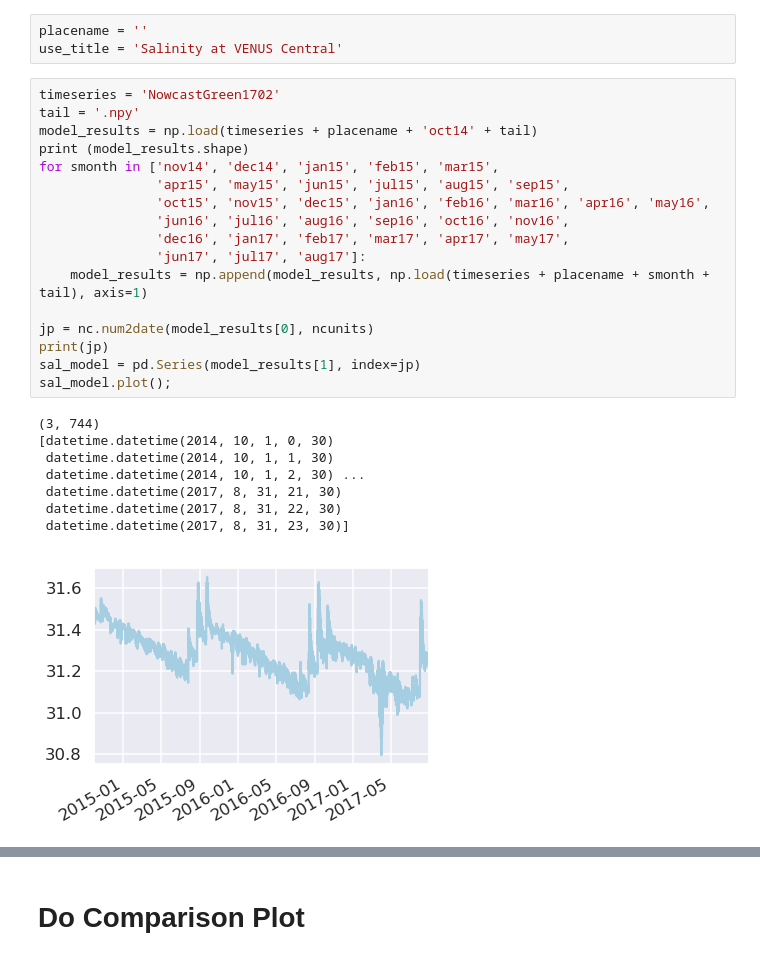
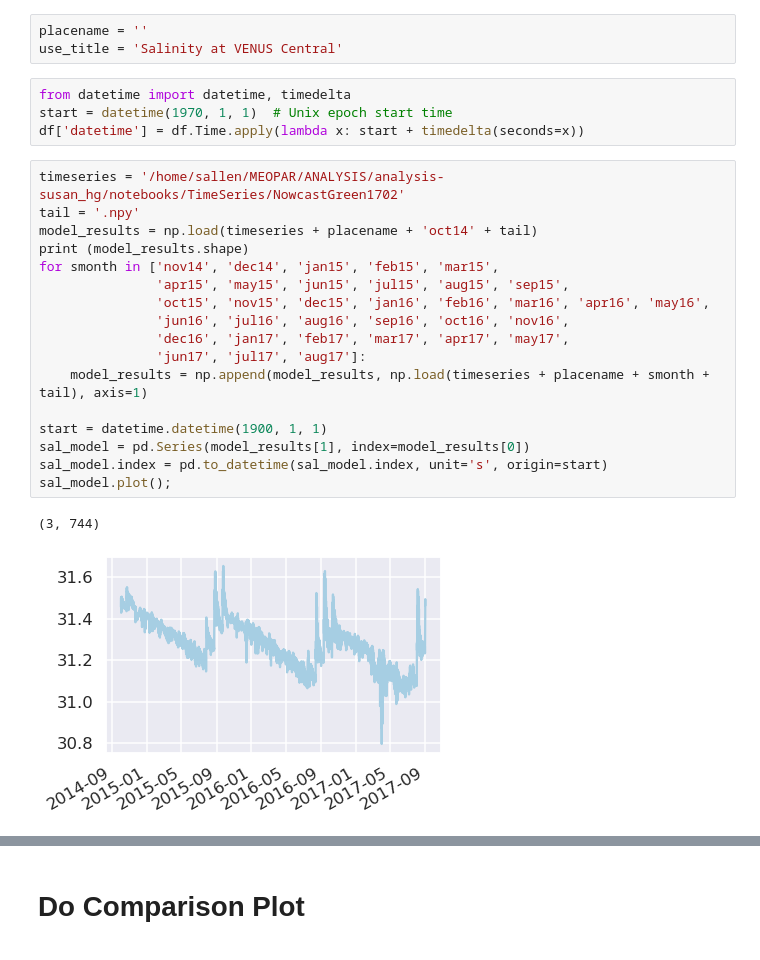
Before and after one commit to SalishSeaCast/analysis-susan, a Jupyter notebook: notebooks/TimeSeries/PlotVENUSModelComparisons.ipynb, the cells around one changed output, grey strips where cells are left out. Cells and saved outputs as stored; diff of their text form.

Commit message:
Cleaning up evaluation notebooks

```diff
--- a/notebooks/TimeSeries/PlotVENUSModelComparisons.ipynb
+++ b/notebooks/TimeSeries/PlotVENUSModelComparisons.ipynb
@@ -88,29 +113,27 @@ N34_units = "seconds since 2014-09-10 00:00:00"
 # %%
 placename = ''
 use_title = 'Salinity at VENUS Central'
+# %%
+from datetime import datetime, timedelta
+start = datetime(1970, 1, 1)  # Unix epoch start time
+df['datetime'] = df.Time.apply(lambda x: start + timedelta(seconds=x))
 # %%
-timeseries = 'NowcastGreen1702'
+timeseries = '/home/sallen/MEOPAR/ANALYSIS/analysis-susan_hg/notebooks/TimeSeries/NowcastGreen1702'
 tail = '.npy'
 model_results = np.load(timeseries + placename + 'oct14' + tail)
 print (model_results.shape)
 for smonth in ['nov14', 'dec14', 'jan15', 'feb15', 'mar15',
                'apr15', 'may15', 'jun15', 'jul15', 'aug15', 'sep15',
                'oct15', 'nov15', 'dec15', 'jan16', 'feb16', 'mar16', 'apr16', 'may16',
                'jun16', 'jul16', 'aug16', 'sep16', 'oct16', 'nov16',
                'dec16', 'jan17', 'feb17', 'mar17', 'apr17', 'may17',
                'jun17', 'jul17', 'aug17']:
     model_results = np.append(model_results, np.load(timeseries + placename + smonth + tail), axis=1)
 
-jp = nc.num2date(model_results[0], ncunits)
-print(jp)
-sal_model = pd.Series(model_results[1], index=jp)
+start = datetime.datetime(1900, 1, 1)
+sal_model = pd.Series(model_results[1], index=model_results[0])
+sal_model.index = pd.to_datetime(sal_model.index, unit='s', origin=start)
 sal_model.plot();
 # %% [output]
 (3, 744)
-[datetime.datetime(2014, 10, 1, 0, 30)
- datetime.datetime(2014, 10, 1, 1, 30)
- datetime.datetime(2014, 10, 1, 2, 30) ...
- datetime.datetime(2017, 8, 31, 21, 30)
- datetime.datetime(2017, 8, 31, 22, 30)
- datetime.datetime(2017, 8, 31, 23, 30)]
-[figure, old version]
+[figure, new version]
```
Also changed, not shown: parts of 23 cells of this notebook, 1 other file.
